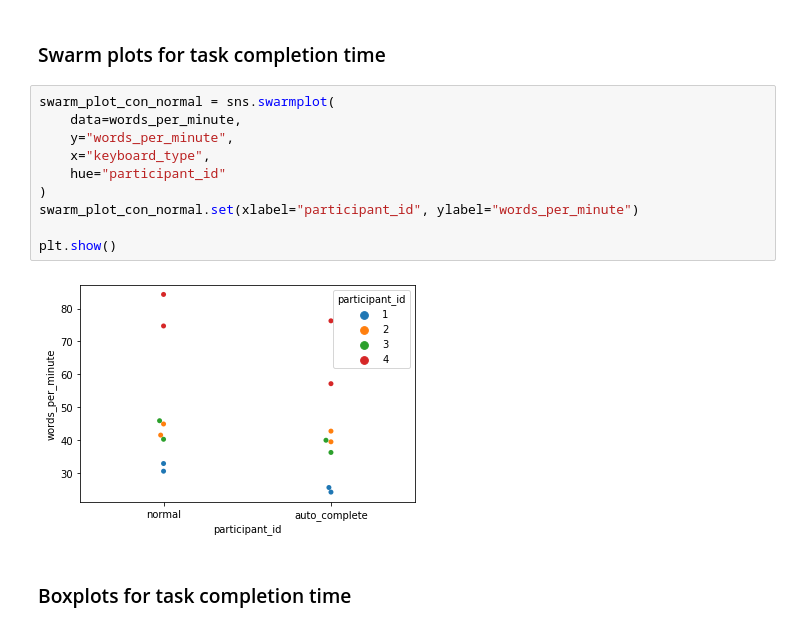
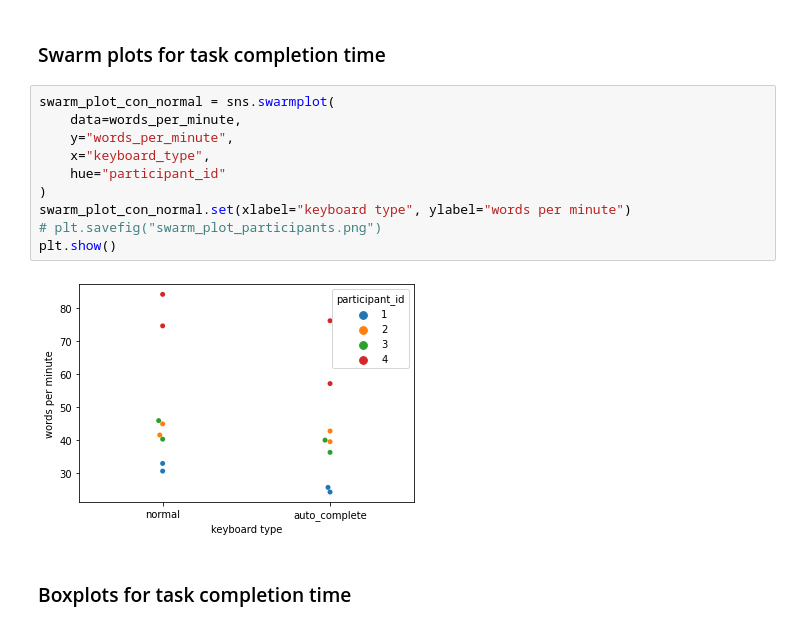
Before and after one commit to ITT-21SS-UR/assignment-5-text-entry-cs, a Jupyter notebook: experiment/analysis.ipynb, the cells around one changed output. Drawn from its saved outputs; the diff is of its cells as text.

```diff
--- a/experiment/analysis.ipynb
+++ b/experiment/analysis.ipynb
@@ -287,15 +287,15 @@ plt.show()
 # %%
 swarm_plot_con_normal = sns.swarmplot(
     data=words_per_minute,
     y="words_per_minute",
     x="keyboard_type",
     hue="participant_id"
 )
-swarm_plot_con_normal.set(xlabel="participant_id", ylabel="words_per_minute")
-
+swarm_plot_con_normal.set(xlabel="keyboard type", ylabel="words per minute")
+# plt.savefig("swarm_plot_participants.png")
 plt.show()
 # %% [output]
-[figure, old version]
+[figure, new version]
 # %% [markdown]
 ### Boxplots for task completion time
 # %%
```
Also changed, not shown: parts of 3 cells of this notebook, 3 other files.
